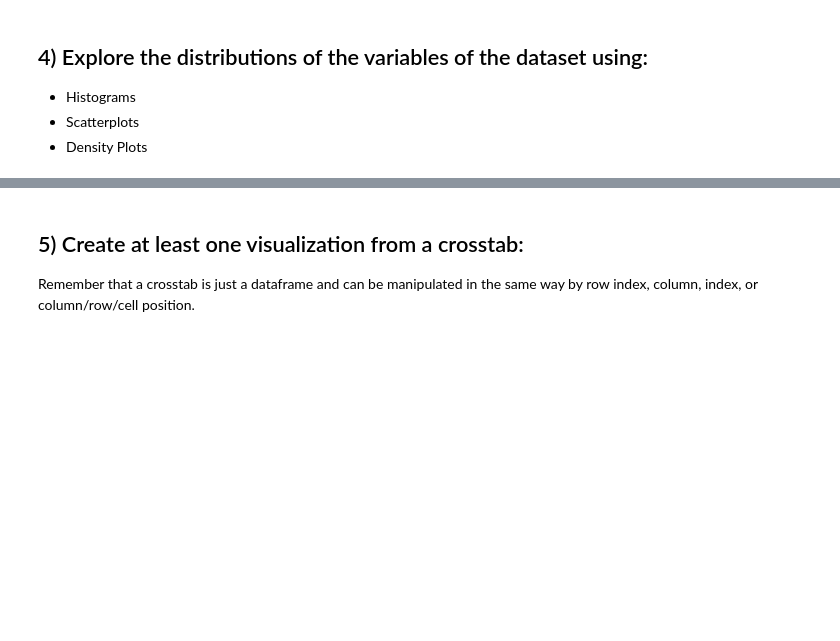
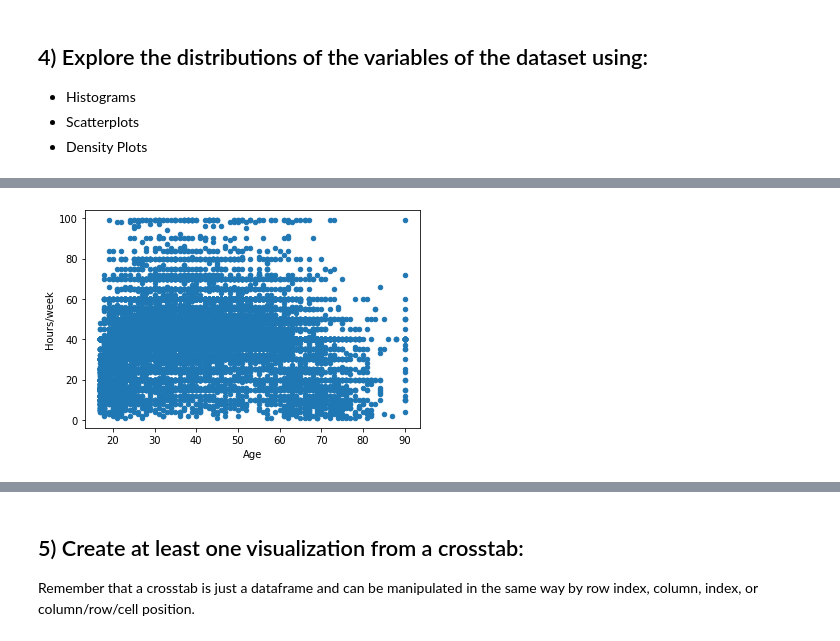
Before and after one commit to marianvinas/DS-Unit-1-Sprint-1-Data-Wrangling-and-Storytelling-1, a Jupyter notebook: module1-exploratory-data-analysis/LS_DS_111_Exploratory_Data_Analysis_Assignment.ipynb, the cells around one changed output, grey strips where cells are left out. Saved outputs shown, nothing was run; the diff lists cells and outputs as text; code cells hidden in the pictures; blank space fills up the shorter version.

```diff
--- a/module1-exploratory-data-analysis/LS_DS_111_Exploratory_Data_Analysis_Assignment.ipynb
+++ b/module1-exploratory-data-analysis/LS_DS_111_Exploratory_Data_Analysis_Assignment.ipynb
@@ -54,0 +370,5 @@ Take whichever of the above datasets has more categorical variables and use cros
+# %%
+# Scatterplots
+adults.plot.scatter('Age', "Hours/week");
+# %% [output]
+[figure, added]
```
Also changed, not shown: parts of 43 cells of this notebook.
